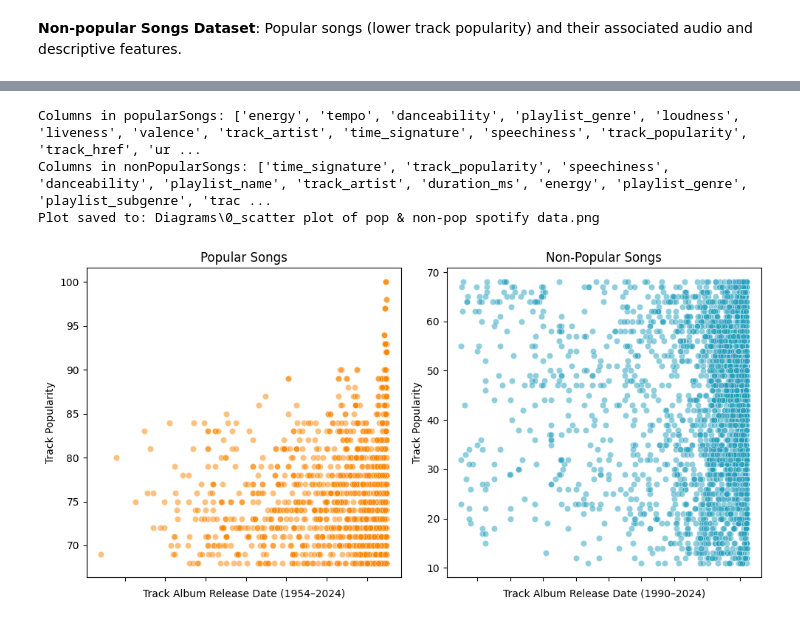
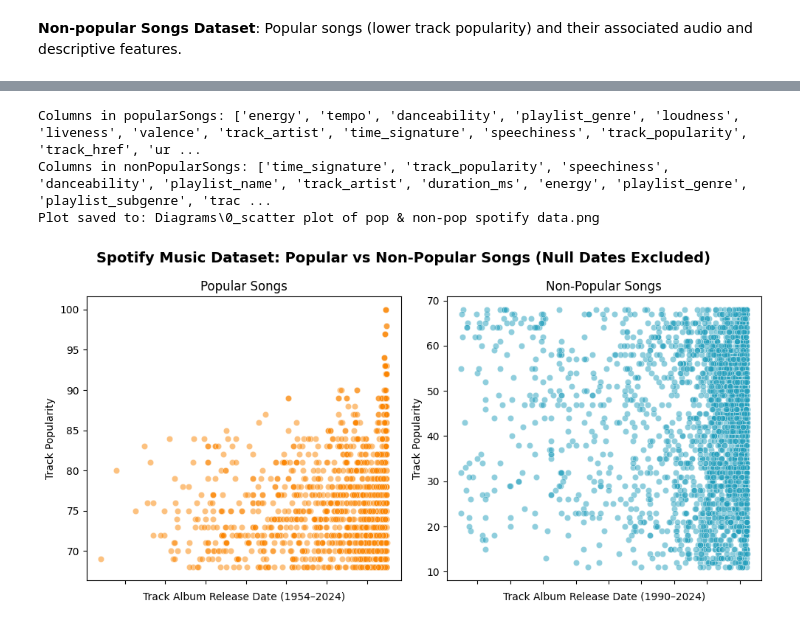
Before and after one commit to Bobberns/Data-Science, a Jupyter notebook: ARIMA and XGBoost/_Overview.ipynb, the cells around one changed output, grey strips where cells are left out. Saved outputs shown, nothing was run; the diff lists cells and outputs as text; code cells hidden in the pictures.

```diff
--- a/ARIMA and XGBoost/_Overview.ipynb
+++ b/ARIMA and XGBoost/_Overview.ipynb
@@ -122,6 +122,10 @@ combined_data = pd.concat([popularSongs, nonPopularSongs], ignore_index=True)
 
 # Set up 2x1 subplot layout
 fig = plt.figure(figsize=(10, 5))
+fig.suptitle(
+    "Spotify Music Dataset: Popular vs Non-Popular Songs (Null Dates Excluded)",
+    fontsize=14, fontweight='bold', y=0.98
+)
 gs = GridSpec(1, 2, figure=fig)
 
 # Scatter plot: Popular Songs
@@ -129,32 +133,32 @@ ax1 = fig.add_subplot(gs[0, 0])
 sns.scatterplot(data=popularSongs, x=plot_x, y=plot_y, ax=ax1, color='#FB8500', alpha=0.5)
 ax1.set_title('Popular Songs')
 ax1.set_xlabel(pop_xlabel)
 ax1.set_ylabel('Track Popularity')
 ax1.set_xticklabels([])  # Hide tick labels
 
 # Scatter plot: Non-Popular Songs
 ax2 = fig.add_subplot(gs[0, 1])
 sns.scatterplot(data=nonPopularSongs, x=plot_x, y=plot_y, ax=ax2, color='#219EBC', alpha=0.5)
 ax2.set_title('Non-Popular Songs')
 ax2.set_xlabel(nonpop_xlabel)
 ax2.set_ylabel('Track Popularity')
 ax2.set_xticklabels([])  # Hide tick labels
 
 # Adjust layout
 plt.tight_layout()
 
 # Save to Diagrams folder
 output_dir = 'Diagrams'
 os.makedirs(output_dir, exist_ok=True)
 output_path = os.path.join(output_dir, '0_scatter plot of pop & non-pop spotify data.png')
 plt.savefig(output_path, dpi=300, bbox_inches='tight')
 print(f"Plot saved to: {output_path}")
 
 # Show plot
 plt.show()
 # %% [output]
 Columns in popularSongs: ['energy', 'tempo', 'danceability', 'playlist_genre', 'loudness', 'liveness', 'valence', 'track_artist', 'time_signature', 'speechiness', 'track_popularity', 'track_href', 'ur ...
 Columns in nonPopularSongs: ['time_signature', 'track_popularity', 'speechiness', 'danceability', 'playlist_name', 'track_artist', 'duration_ms', 'energy', 'playlist_genre', 'playlist_subgenre', 'trac ...
 Plot saved to: Diagrams\0_scatter plot of pop & non-pop spotify data.png
-[figure, old version]
+[figure, new version]
 # %% [markdown]
```
Also changed, not shown: parts of 2 cells of this notebook, 1 other file.
